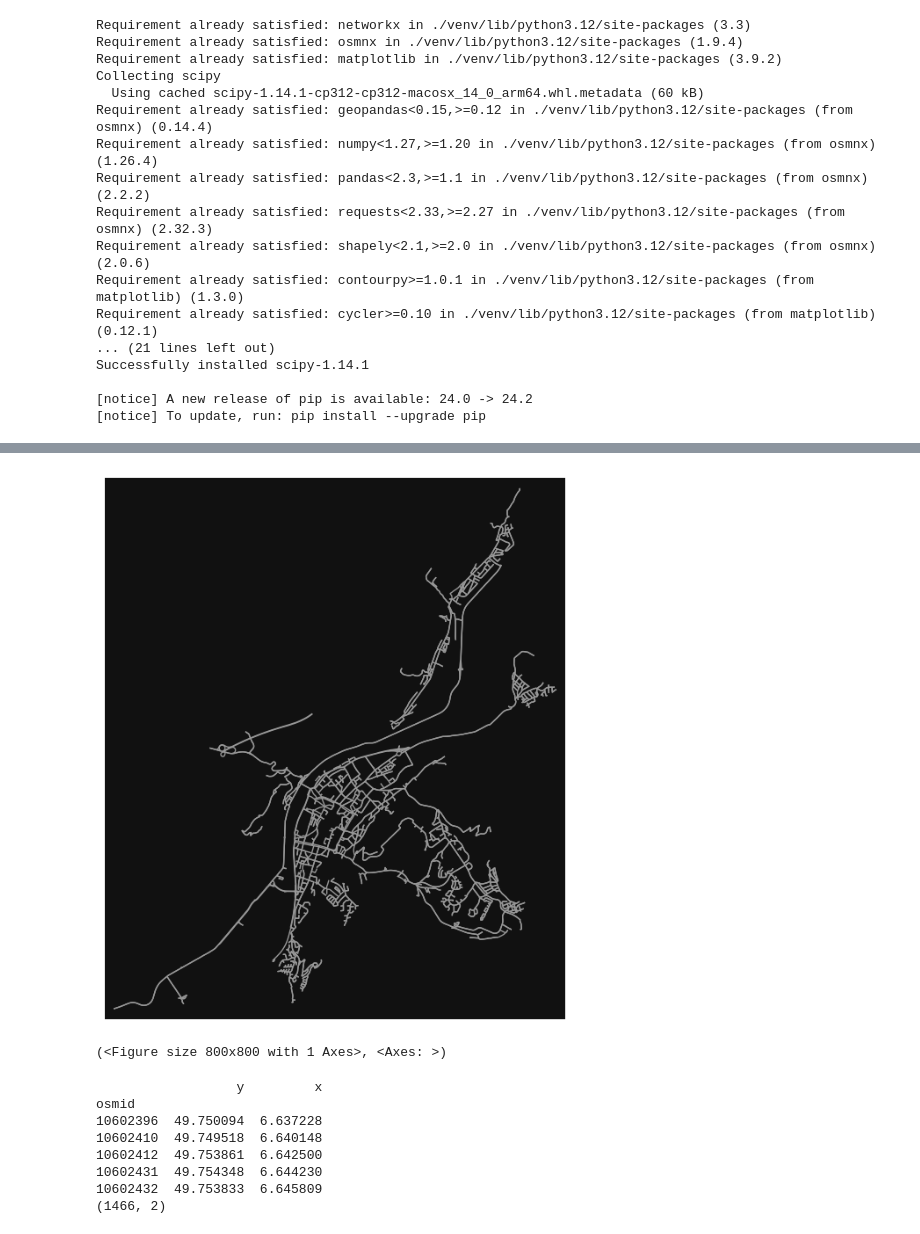
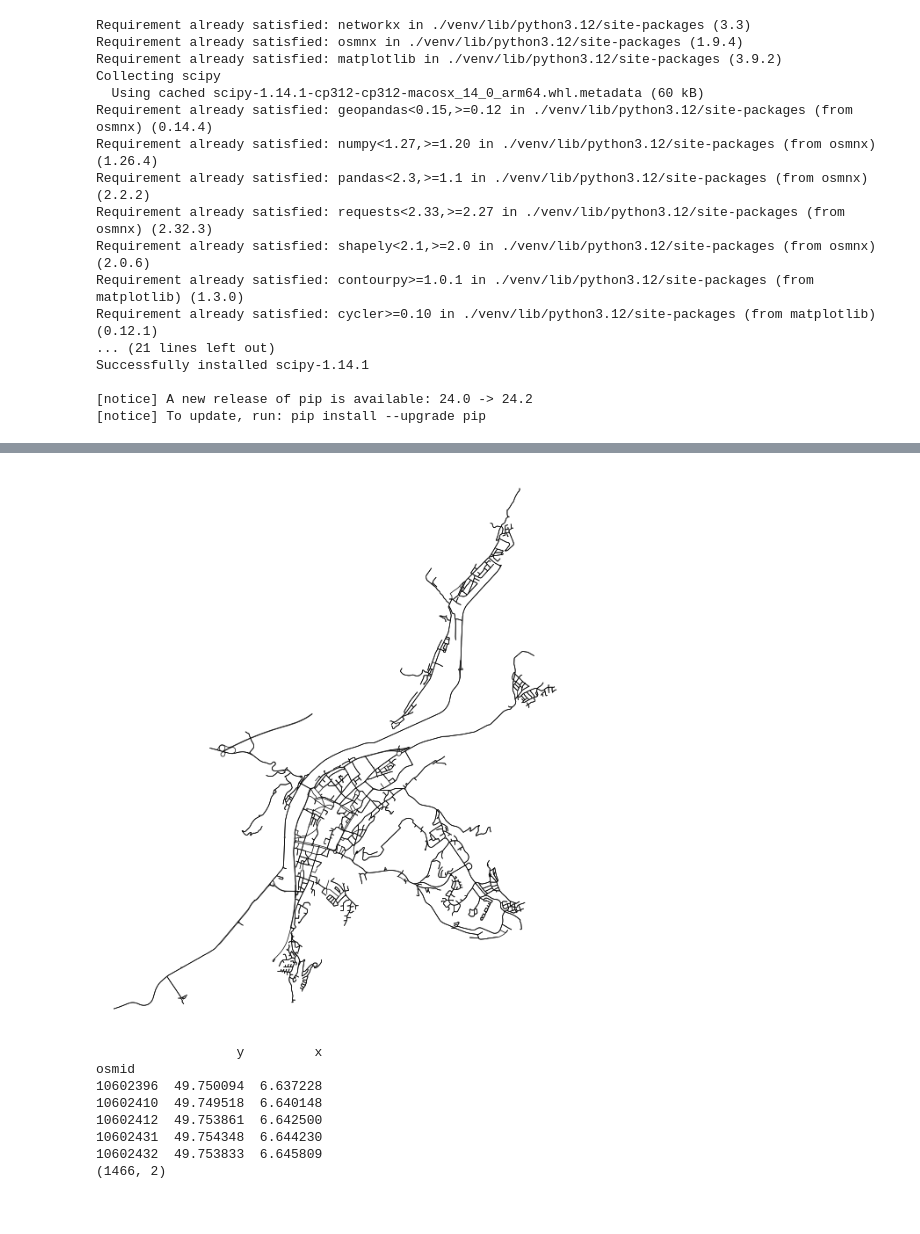
Before and after one commit to naveen-malla/Synthetic_City_Generator, a Jupyter notebook: get_trier_map.ipynb, the cells around one changed output, grey strips where cells are left out. Drawn from its saved outputs; the diff is of its cells as text; code cells hidden in the pictures.

```diff
--- a/get_trier_map.ipynb
+++ b/get_trier_map.ipynb
@@ -29,12 +51,30 @@ ox.plot_graph(ox.graph_from_place("Trier, Germany"),  node_size=0, node_alpha=0,
 city = "Trier, Germany"
 
 G =  ox.graph_from_place(city, network_type='drive', custom_filter='["highway"~"primary|secondary|residential|motorway"]')
-# %%
-# Plot the graph without nodes, only edges
-ox.plot_graph(G, node_size=0, node_alpha=0, node_color='none')
-# %% [output]
-[figure, removed]
-(<Figure size 800x800 with 1 Axes>, <Axes: >)
+# %%
+import osmnx as ox
+import matplotlib.pyplot as plt
+
+# Assuming `G` is your graph object
+fig, ax = ox.plot_graph(
+    G,
+    node_size=0,  # No nodes
+    node_alpha=0,  # Make nodes completely transparent if they exist
+    node_color='none',  # Alternatively, set node color to 'none'
+    bgcolor='white',  # White background for the plot
+    edge_color='black',  # Black edges to contrast
+    edge_linewidth=0.5,  # Adjust the edge line width if needed
+    show=False,  # Do not show the plot yet
+    close=False  # Keep it open to adjust
+)
+
+# Adjust plot aesthetics: Set the face color to white (in case you added other background colors before plotting)
+fig.patch.set_facecolor('white')  # Set figure background to white if needed
+
+# Now show plot
+plt.show()
+# %% [output]
+[figure, added]
 # %%
 # Get node coordinates
 nodes, edges = ox.graph_to_gdfs(G)
```
Also changed, not shown: parts of 5 cells of this notebook.
